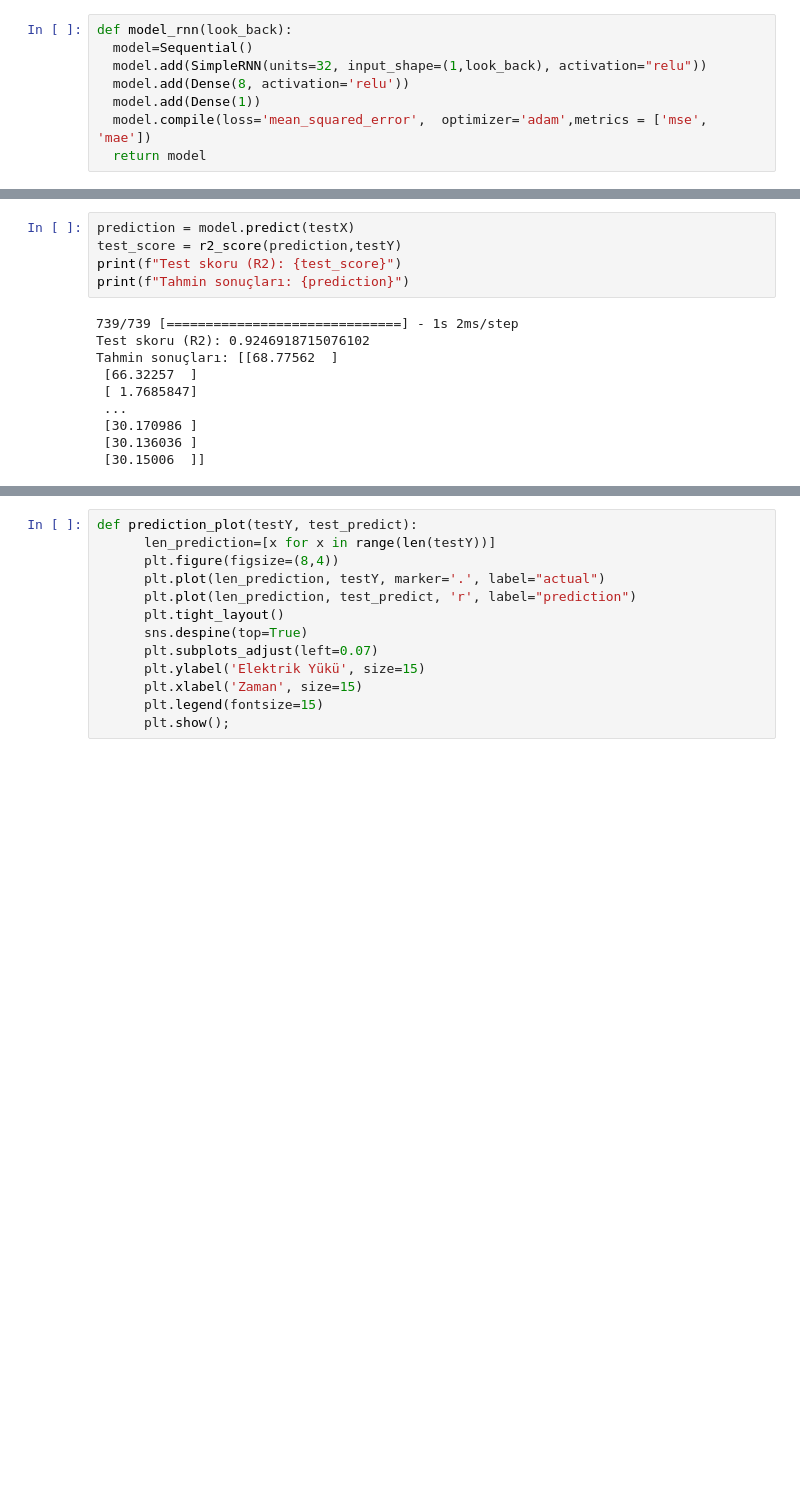
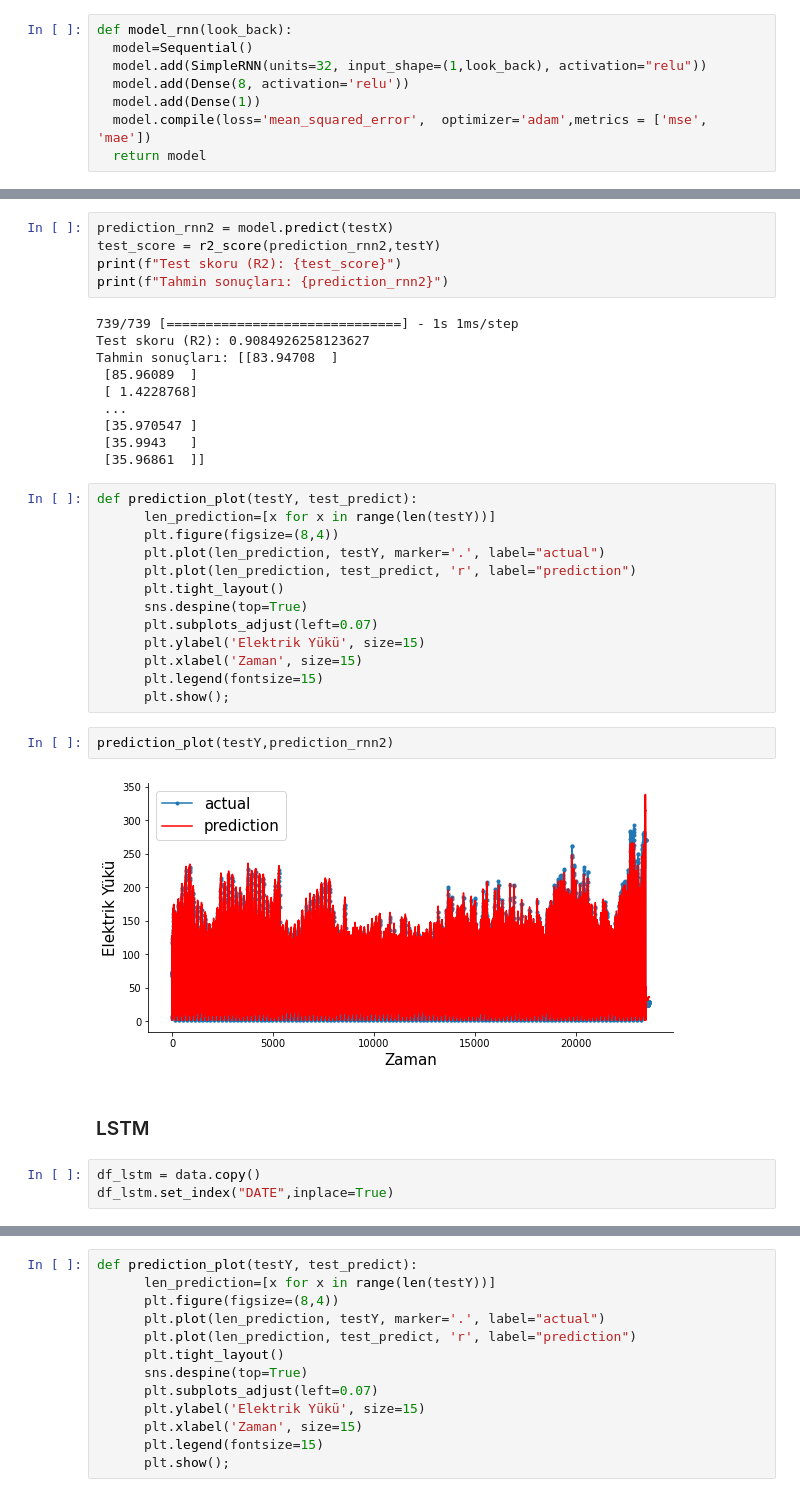
Before and after one commit to furkanaydinn/Electricity-Load, a Jupyter notebook: electricity_load.ipynb, the cells around one changed output, grey strips where cells are left out. Drawn from its saved outputs; the diff is of its cells as text; blank space fills up the shorter version.

```diff
--- a/electricity_load.ipynb
+++ b/electricity_load.ipynb
@@ -1093,15 +1091,37 @@ Test Root Mean Squared Error(RMSE): 9.31; Test Mean Absolute Error(MAE) : 6.20
 # %%
-prediction = model.predict(testX)
-test_score = r2_score(prediction,testY)
+prediction_rnn2 = model.predict(testX)
+test_score = r2_score(prediction_rnn2,testY)
 print(f"Test skoru (R2): {test_score}")
-print(f"Tahmin sonuçları: {prediction}")
+print(f"Tahmin sonuçları: {prediction_rnn2}")
 # %% [output]
-739/739 [==============================] - 1s 2ms/step
-Test skoru (R2): 0.9246918715076102
-Tahmin sonuçları: [[68.77562  ]
- [66.32257  ]
- [ 1.7685847]
+739/739 [==============================] - 1s 1ms/step
+Test skoru (R2): 0.9084926258123627
+Tahmin sonuçları: [[83.94708  ]
+ [85.96089  ]
+ [ 1.4228768]
  ...
- [30.170986 ]
- [30.136036 ]
- [30.15006  ]]
+ [35.970547 ]
+ [35.9943   ]
+ [35.96861  ]]
+# %%
+def prediction_plot(testY, test_predict):
+      len_prediction=[x for x in range(len(testY))]
+      plt.figure(figsize=(8,4))
+      plt.plot(len_prediction, testY, marker='.', label="actual")
+      plt.plot(len_prediction, test_predict, 'r', label="prediction")
+      plt.tight_layout()
+      sns.despine(top=True)
+      plt.subplots_adjust(left=0.07)
+      plt.ylabel('Elektrik Yükü', size=15)
+      plt.xlabel('Zaman', size=15)
+      plt.legend(fontsize=15)
+      plt.show();
+# %%
+prediction_plot(testY,prediction_rnn2)
+# %% [output]
+[figure, added]
+# %% [markdown]
+### LSTM
+# %%
+df_lstm = data.copy()
+df_lstm.set_index("DATE",inplace=True)
```
Also changed, not shown: parts of 22 cells of this notebook.
